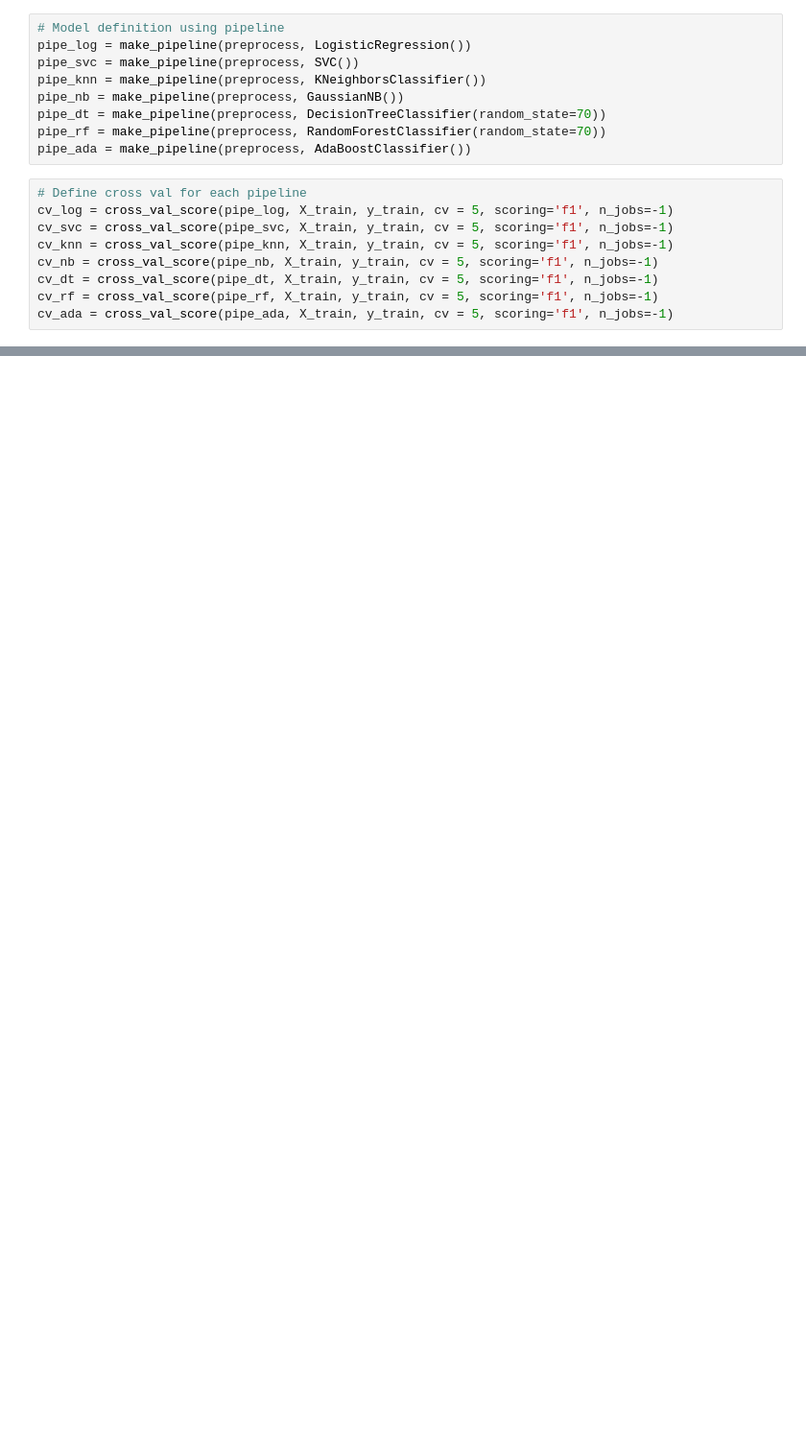
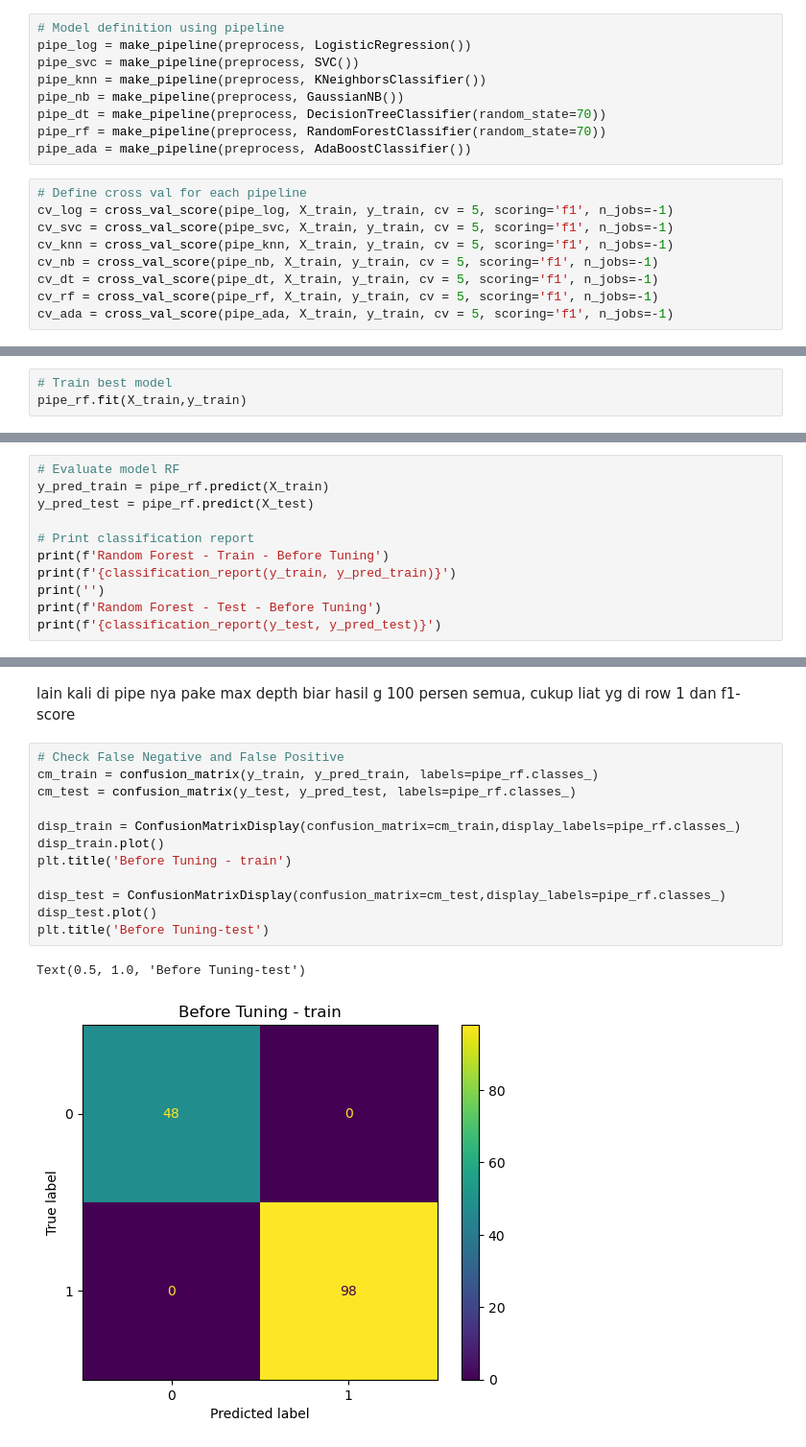
Before and after one commit to jennyaurelia/H8_1033, a Jupyter notebook: classification/titanic.ipynb, the cells around one changed output, grey strips where cells are left out. Shown: that part at 96% size. Drawn from its saved outputs; the diff is of its cells as text; blank space fills up the shorter version.

```diff
--- a/classification/titanic.ipynb
+++ b/classification/titanic.ipynb
@@ -251,0 +261,3 @@ Cross Val Mean from best model: 0.840181363352095
+# %%
+# Train best model
+pipe_rf.fit(X_train,y_train)
@@ -251,0 +277,11 @@ Cross Val Mean from best model: 0.840181363352095
+# %%
+# Evaluate model RF
+y_pred_train = pipe_rf.predict(X_train)
+y_pred_test = pipe_rf.predict(X_test)
+
+# Print classification report
+print(f'Random Forest - Train - Before Tuning')
+print(f'{classification_report(y_train, y_pred_train)}')
+print('')
+print(f'Random Forest - Test - Before Tuning')
+print(f'{classification_report(y_test, y_pred_test)}')
@@ -251,0 +320,17 @@ Cross Val Mean from best model: 0.840181363352095
+# %% [markdown]
+lain kali di pipe nya pake max depth biar hasil g 100 persen semua, cukup liat yg di row 1 dan f1-score
+# %%
+# Check False Negative and False Positive
+cm_train = confusion_matrix(y_train, y_pred_train, labels=pipe_rf.classes_)
+cm_test = confusion_matrix(y_test, y_pred_test, labels=pipe_rf.classes_)
+
+disp_train = ConfusionMatrixDisplay(confusion_matrix=cm_train,display_labels=pipe_rf.classes_)
+disp_train.plot()
+plt.title('Before Tuning - train')
+
+disp_test = ConfusionMatrixDisplay(confusion_matrix=cm_test,display_labels=pipe_rf.classes_)
+disp_test.plot()
+plt.title('Before Tuning-test')
+# %% [output]
+Text(0.5, 1.0, 'Before Tuning-test')
+[figure, added]
```
Also changed, not shown: parts of 23 cells of this notebook, 2 other files.
